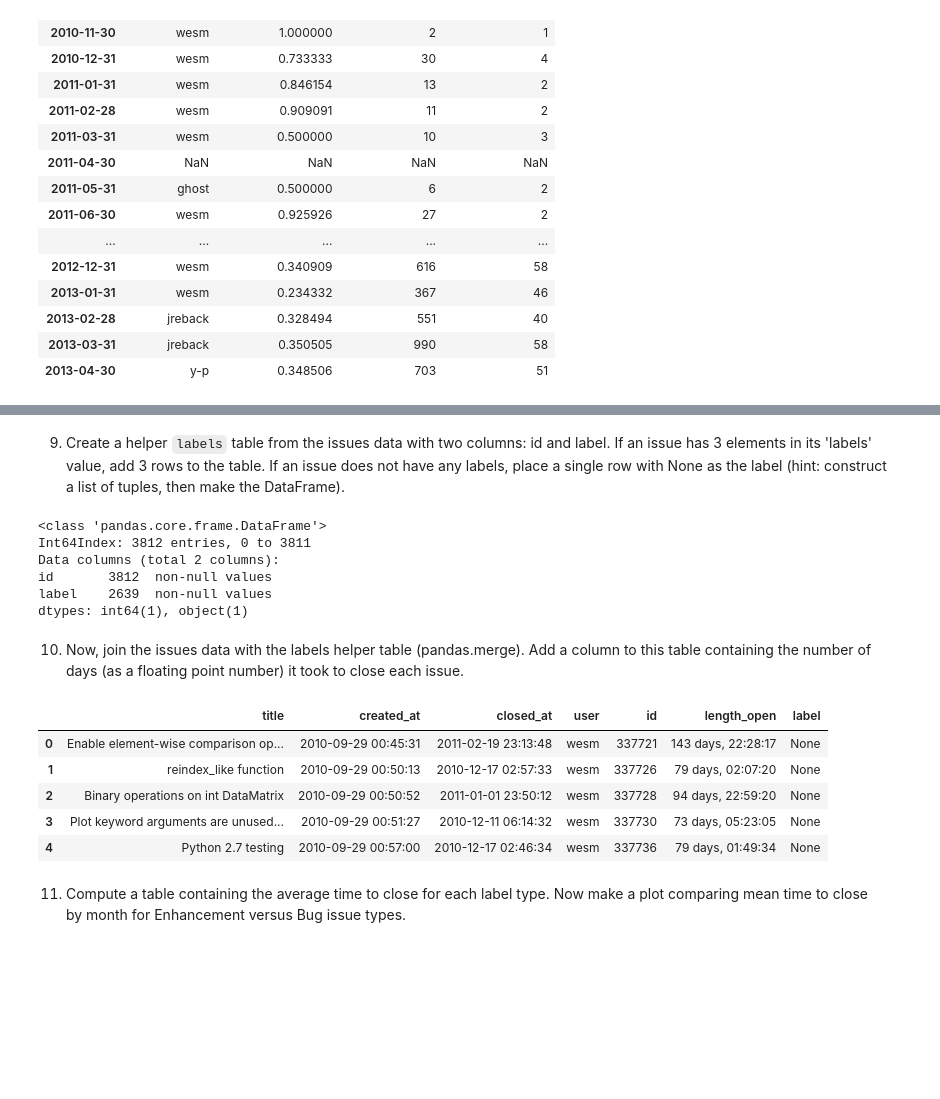
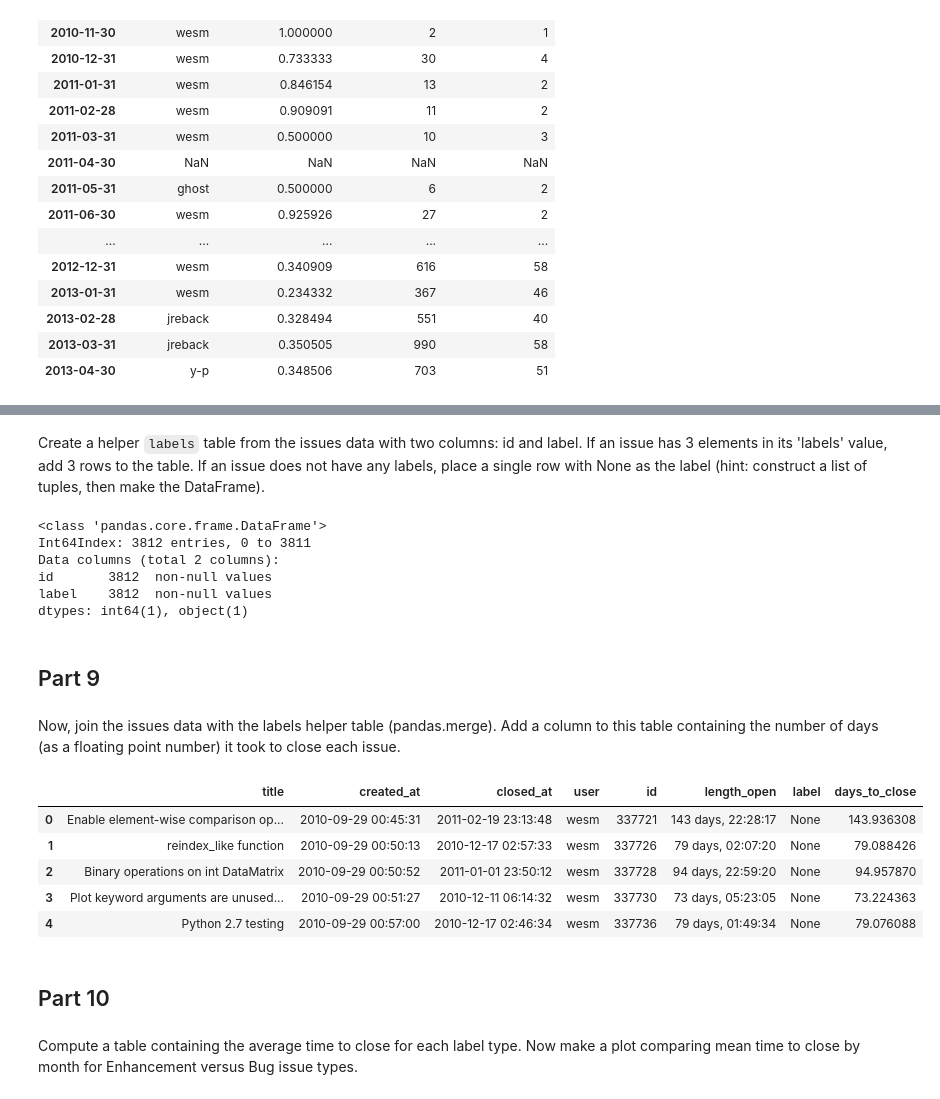
Before and after one commit to jhamrick/fall2013-python-seminar, a Jupyter notebook: hw7/hw_7_pandas_and_timeseries.ipynb, the cells around one changed output, grey strips where cells are left out. Cells and saved outputs as stored; diff of their text form; code cells hidden in the pictures; blank space fills up the shorter version.

```diff
--- a/hw7/hw_7_pandas_and_timeseries.ipynb
+++ b/hw7/hw_7_pandas_and_timeseries.ipynb
@@ -286,15 +313,18 @@ user_table
 # %% [markdown]
-9) Create a helper ``labels`` table from the issues data with two columns: id and
-label. If an issue has 3 elements in its 'labels' value, add 3 rows to the
-table. If an issue does not have any labels, place a single row with None as
-the label (hint: construct a list of tuples, then make the DataFrame).
+Create a helper ``labels`` table from the issues data with two
+columns: id and label. If an issue has 3 elements in its 'labels'
+value, add 3 rows to the table. If an issue does not have any labels,
+place a single row with None as the label (hint: construct a list of
+tuples, then make the DataFrame).
 # %%
+# extract lists of tuples of labels
 labels = [
     [(i, y['name']) for y in x]
-    if len(x) > 0 else [(i, None)]
+    if len(x) > 0 else [(i, "None")]
     for i, x in unique_issues.set_index('id')['labels'].iteritems()
 ]
 
+# make those lists of tuples into a dataframe
 labels_table = pd.DataFrame(
     [y for x in labels for y in x],
     columns=['id', 'label'])
@@ -305,25 +335,35 @@ labels_table
 Int64Index: 3812 entries, 0 to 3811
 Data columns (total 2 columns):
 id       3812  non-null values
-label    2639  non-null values
+label    3812  non-null values
 dtypes: int64(1), object(1)
+# %% [markdown]
+## Part 9
 # %% [markdown]
-10) Now, join the issues data with the labels helper table (pandas.merge). Add
-a column to this table containing the number of days (as a floating point
-number) it took to close each issue.
+Now, join the issues data with the labels helper table
+(pandas.merge). Add a column to this table containing the number of
+days (as a floating point number) it took to close each issue.
-# %%
-issues_table = pd.merge(unique_issues, labels_table, on='id', how='outer')\
-		 .drop('labels', axis=1)
-
-issues_table.head()
-# %% [output]
-|  | title | created_at | closed_at | user | id | length_open | label |
-| 0 | Enable element-wise comparison op... | 2010-09-29 00:45:31 | 2011-02-19 23:13:48 | wesm | 337721 | 143 days, 22:28:17 | None |
-| 1 | reindex_like function | 2010-09-29 00:50:13 | 2010-12-17 02:57:33 | wesm | 337726 | 79 days, 02:07:20 | None |
-| 2 | Binary operations on int DataMatrix | 2010-09-29 00:50:52 | 2011-01-01 23:50:12 | wesm | 337728 | 94 days, 22:59:20 | None |
-| 3 | Plot keyword arguments are unused... | 2010-09-29 00:51:27 | 2010-12-11 06:14:32 | wesm | 337730 | 73 days, 05:23:05 | None |
-| 4 | Python 2.7 testing | 2010-09-29 00:57:00 | 2010-12-17 02:46:34 | wesm | 337736 | 79 days, 01:49:34 | None |
+# %%
+# merge the issues data with the labels, and drop the old labels field
+issues_table = pd\
+    .merge(unique_issues, labels_table, on='id', how='outer')\
+    .drop('labels', axis=1)
+
+# add the number of days to close, as a floating point number
+issues_table['days_to_close'] = issues_table['length_open']\
+    .map(lambda x: np.timedelta64(int(x), 'ns') / np.timedelta64(1, 'D'))
+
+issues_table.head()
+# %% [output]
+|  | title | created_at | closed_at | user | id | length_open | label | days_to_close |
+| 0 | Enable element-wise comparison op... | 2010-09-29 00:45:31 | 2011-02-19 23:13:48 | wesm | 337721 | 143 days, 22:28:17 | None | 143.936308 |
+| 1 | reindex_like function | 2010-09-29 00:50:13 | 2010-12-17 02:57:33 | wesm | 337726 | 79 days, 02:07:20 | None | 79.088426 |
+| 2 | Binary operations on int DataMatrix | 2010-09-29 00:50:52 | 2011-01-01 23:50:12 | wesm | 337728 | 94 days, 22:59:20 | None | 94.957870 |
+| 3 | Plot keyword arguments are unused... | 2010-09-29 00:51:27 | 2010-12-11 06:14:32 | wesm | 337730 | 73 days, 05:23:05 | None | 73.224363 |
+| 4 | Python 2.7 testing | 2010-09-29 00:57:00 | 2010-12-17 02:46:34 | wesm | 337736 | 79 days, 01:49:34 | None | 79.076088 |
+# %% [markdown]
+## Part 10
 # %% [markdown]
-11) Compute a table containing the average time to close for each label
-type. Now make a plot comparing mean time to close by month for Enhancement
-versus Bug issue types.
+Compute a table containing the average time to close for each label
+type. Now make a plot comparing mean time to close by month for
+Enhancement versus Bug issue types.
```
Also changed, not shown: parts of 32 cells of this notebook.
